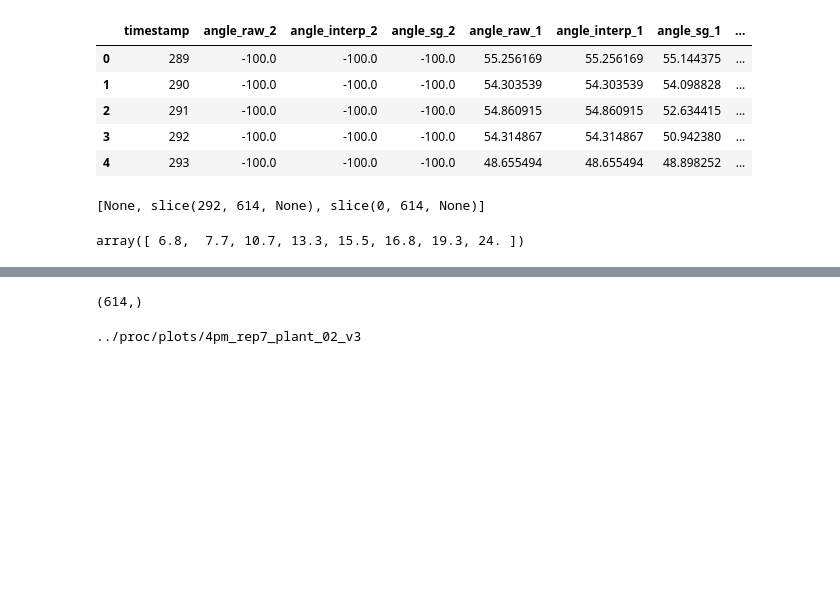
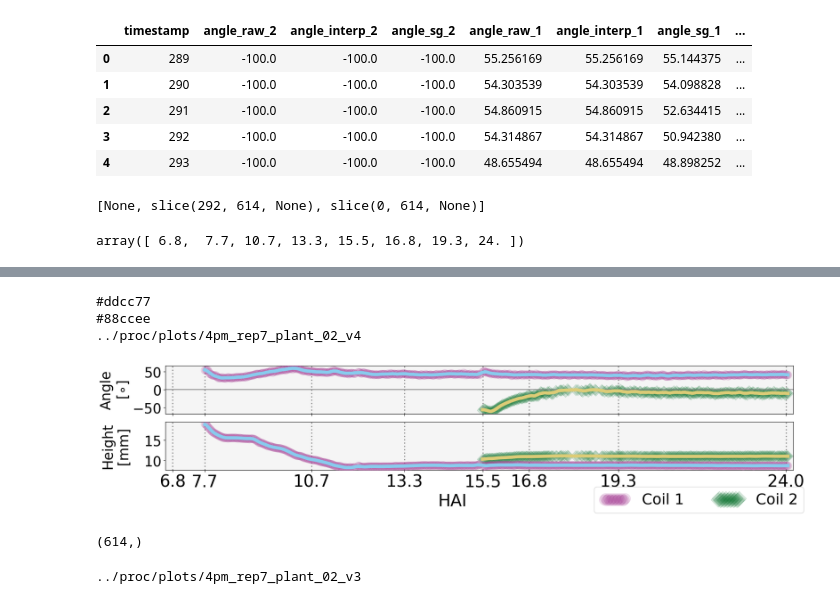
Before and after one commit to ejamezquita/cuscuta, a Jupyter notebook: jupyter/02_angle_tiff-Copy1.ipynb, the cells around one changed output, grey strips where cells are left out. Saved outputs shown, nothing was run; the diff lists cells and outputs as text; code cells hidden in the pictures; blank space fills up the shorter version.

```diff
--- a/jupyter/02_angle_tiff-Copy1.ipynb
+++ b/jupyter/02_angle_tiff-Copy1.ipynb
@@ -529,3 +531,52 @@ plt.savefig(filename + '.pdf', format='pdf', bbox_inches='tight')
+# %%
+fs = 28
+s, lw = 205, 6
+fs = 25 ; fig, ax = plt.subplots(2,1,figsize=(18,4), sharex=True, sharey=False)
+ax = np.atleast_1d(ax).ravel()
+bar = []
+
+for j in range(1,3):
+    mask = pos[j] > 0
+    ax[0].scatter(pos[0, mask], ang[j, mask], c=colors[j], marker=markers[j],  zorder=j+1, alpha=0.15, s=s)
+    foo = ax[1].scatter(pos[0, mask], pos[j, mask], c=colors[j], marker=markers[j],  zorder=j+1, alpha=0.15, s=s)
+    bar.append(foo)
+
+    ax[0].plot(pos[0, mss[j]], mang[j, mss[j]], c=colors[-j], zorder=23, lw=lw)
+    ax[1].plot(pos[0, mss[j]], mpos[j, mss[j]], c=colors[-j], zorder=23, lw=lw)
+    print(colors[-j])
+
+label = ['Coil {}'.format(j+1) for j in range(2)]
+leg = fig.legend(bar[::-1], label, fontsize=fs+2, markerscale=1.3, ncols=2, scatterpoints=20, bbox_to_anchor=(0.5, 0., 0.5, 0.25));
+
+ax[0].axhline(0, c='gray')
+
+for i in range(len(ax)):
+    for j in range(len(idxs)):
+        ax[i].axvline(idxs[j], c='gray', ls=(0, (1,2)) , lw=2)
+    ax[i].set_xlim((idxs[0]-.2, idxs[-1]+.2))
+    ax[i].set_xticks(idxs, idxs, fontsize=fs+5)
+    ax[i].tick_params('y', labelsize=fs)
+    ax[i].set_facecolor('whitesmoke')
+
+ax[0].set_ylabel('Angle\n[$\circ$]', fontsize=fs)
+ax[1].set_ylabel('Height\n[mm]', fontsize=fs)
+
+
+
+fig.align_ylabels(ax)
+fig.supxlabel('HAI', fontsize=fs+5, y=0.06)
+#fig.suptitle('Inoculation at {}, Repetition {}, Skewer {}'.format(time, rep, pidx+1), fontsize=fs+5)
+fig.tight_layout()
+
+filename = dst + time + '_rep{}_plant_{:02d}_v4'.format(rep,pidx)
+print(filename)
+#plt.savefig(filename + '.pdf', format='pdf', bbox_inches='tight')
+plt.savefig(filename + '.svg', format='svg', bbox_inches='tight')
+# %% [output]
+#ddcc77
+#88ccee
+../proc/plots/4pm_rep7_plant_02_v4
+[figure, added]
 # %%
 j = 1
 mask = pos[j] > 0
```
Also changed, not shown: parts of 1 cell of this notebook, 11 other files.
